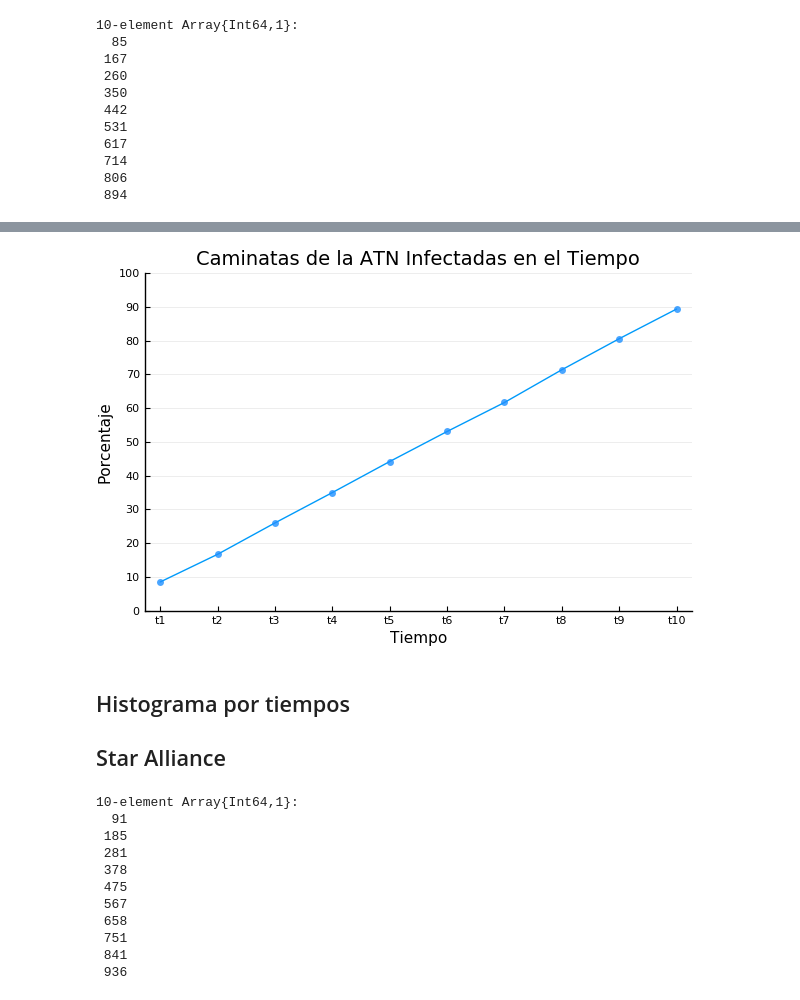
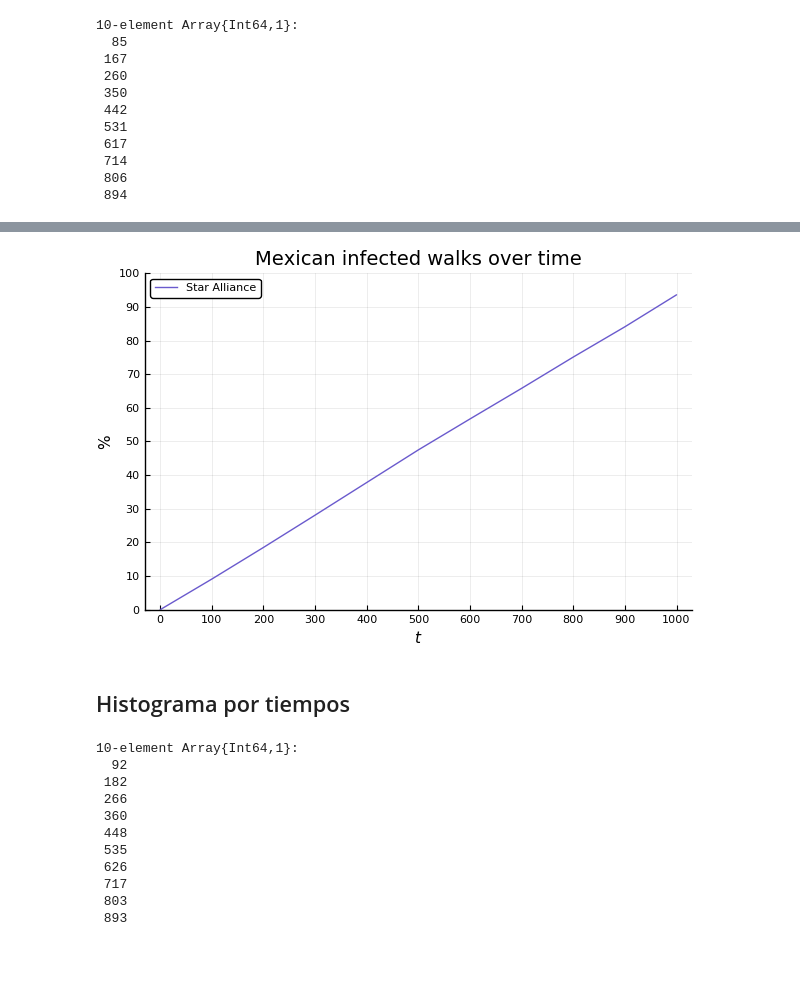
Before and after one commit to Yuriyama/Coronavirus, a Jupyter notebook: Graficas.ipynb, the cells around one changed output, grey strips where cells are left out. Saved outputs shown, nothing was run; the diff lists cells and outputs as text; code cells hidden in the pictures; blank space fills up the shorter version.

Commit message:
Gráficas de infecciones en el tiempo

```diff
--- a/Graficas.ipynb
+++ b/Graficas.ipynb
@@ -1211,38 +505,30 @@ porcent_cant_inf = convert(Array{Float64, 1}, porcent_cant_inf)
-# %%
-#aerolineas_inf = ["ATN", "Star Alliance", "Sky Team", "oneworld", "AF", "CA"]
-#porcentaje_inf = [89.4, 93.6, 89.3, 74.4, 57.7, 56.6]
-xx = ["t1", "t2", "t3", "t4", "t5", "t6", "t7", "t8", "t9", "t10"]
-
-graph = plot(xx, porcent_cant_inf)
-scatter!(xx, porcent_cant_inf,
-    #line=(:dot, 4),
-    markersize = 5,
-    markercolor = :dodgerblue,
-    markerstrokealpha = 0,
-    markerstrokewidth = 0,
-    fillcolor = :coral,
-    alpha = 0.8,
-    grid = :y,
-    #markersize = 3,
-    #linealpha = 0,
-    title = "Caminatas de la ATN Infectadas en el Tiempo",
-    xlabel = "Tiempo",
-    ylabel = "Porcentaje",
-    legend = :none,
-    yticks = 0:10:100,
-    #xlims = (-10,250), #obtener límites
-    ylims = (0,100)) #obtener límites
-# %% [output]
-[figure, removed]
+# %%
+#aerolineas_inf = ["ATN", "Star Alliance", "Sky Team", "oneworld", "AF", "CA"]
+#porcentaje_inf = [89.4, 93.6, 89.3, 74.4, 57.7, 56.6]
+xx = collect(100:100:1000)
+porcent_cant_inf3 = pushfirst!(porcent_cant_inf, 0)
+xx3 = pushfirst!(xx, 0)
+
+graph2 = Plots.plot(xx3, porcent_cant_inf3,
+    legend =:true,
+    linecolor=:SlateBlue,
+    label = "Star Alliance",
+    yticks = 0:10:100,
+    xticks = 0:100:1000,
+    title = "Mexican infected walks over time",
+    xlabel = L"t",
+    ylabel = "%",
+    ylims = (0,100))
+# %% [output]
+[figure, added]
 # %% [markdown]
 ## Histograma por tiempos
-## Star Alliance
 # %%
 #LEO CANTIDAD DE CAMINATAS (DE 1000) QUE PASAN POR MÉXICO Y ES INFECTADO POR OTROS AEROPUERTOS INFECTADOS
 
 cantidad_infectados_t = []
 
-for k = 3 #2:length(lista_aerolineas)
+for k = 4 #2:length(lista_aerolineas)
 
     airline_code = lista_aerolineas[k]
     aerolinea_carpeta = airline_code
@@ -1263,16 +549,16 @@ cantidad_infectados_t = convert(Array{Int64, 1}, cantidad_infectados_t)
 return cantidad_infectados_t
 # %% [output]
 10-element Array{Int64,1}:
-  91
- 185
- 281
- 378
- 475
- 567
- 658
- 751
- 841
- 936
+  92
+ 182
+ 266
+ 360
+ 448
+ 535
+ 626
+ 717
+ 803
+ 893
 # %%
 porcent_cant_inf = []
 
```
Also changed, not shown: parts of 87 cells of this notebook, 1 other file.
